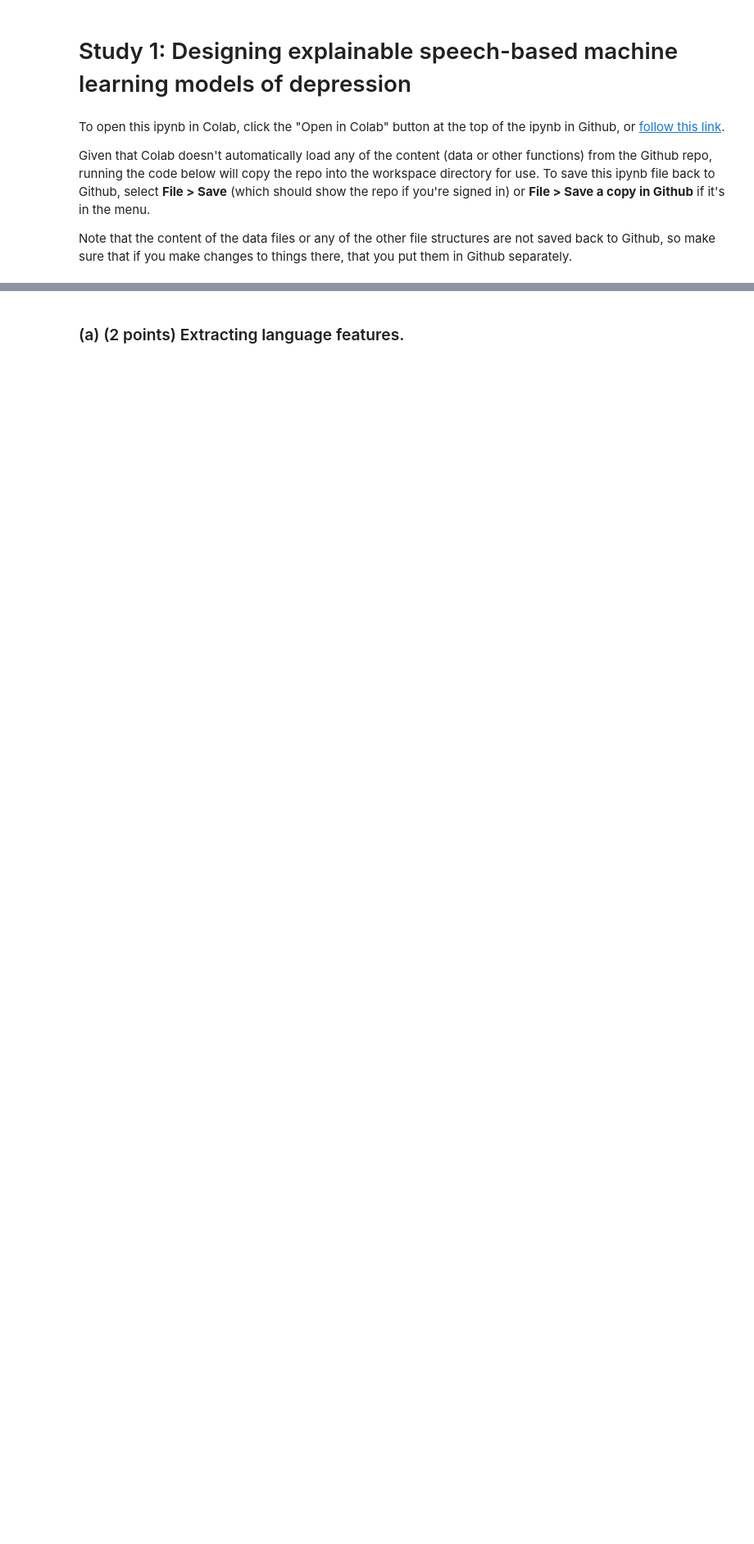
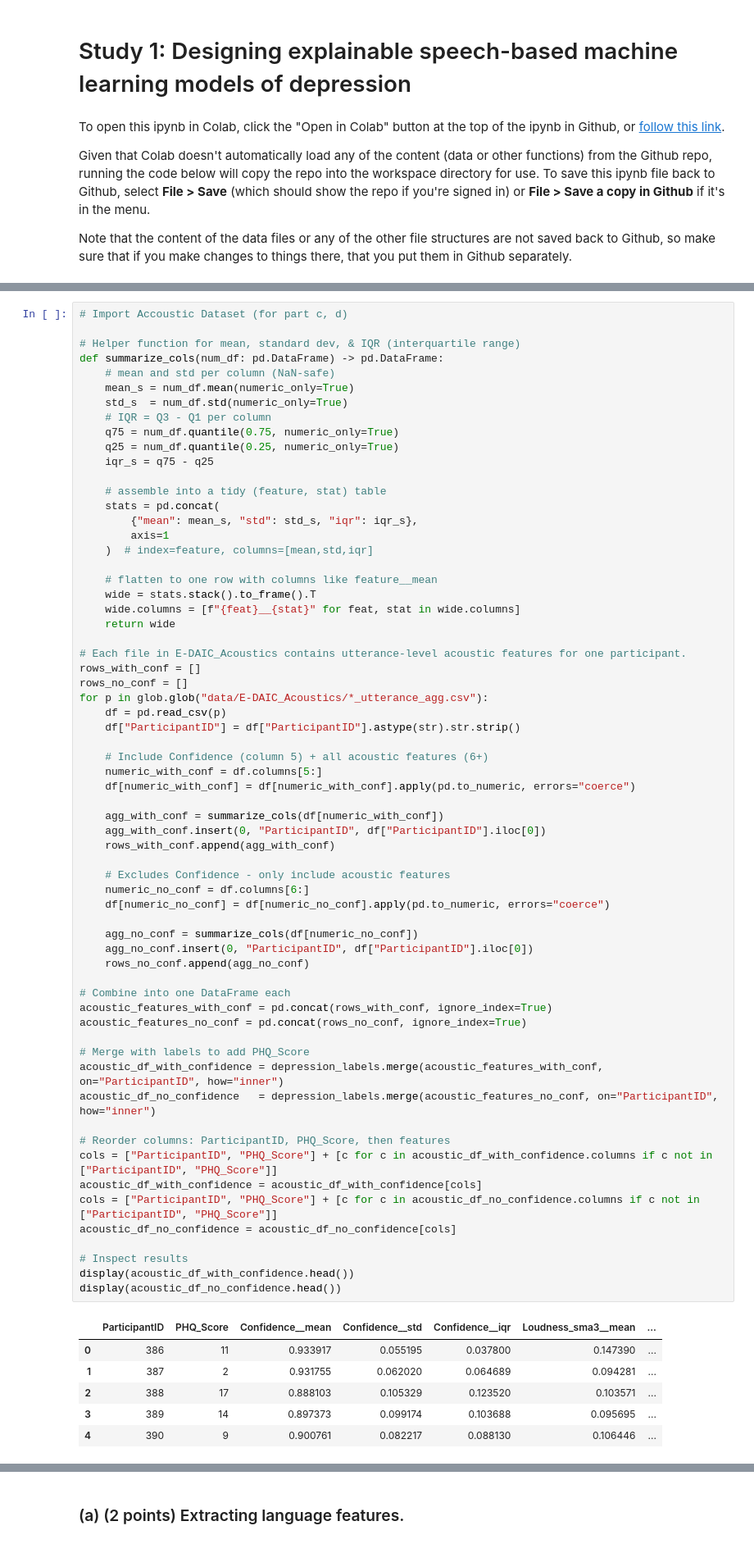
Before and after one commit to cgenevier/CSCI5622-HW4, a Jupyter notebook: main.ipynb, the cells around one changed output, grey strips where cells are left out. Shown: that part at 82% size. Cells and saved outputs as stored; diff of their text form; blank space fills up the shorter version.

Commit message:
Adding acoustic features

```diff
--- a/main.ipynb
+++ b/main.ipynb
@@ -103,0 +115,71 @@ lang_df = depression_labels.merge(text_df, on="ParticipantID", how="inner")
+# %%
+# Import Accoustic Dataset (for part c, d)
+
+# Helper function for mean, standard dev, & IQR (interquartile range)
+def summarize_cols(num_df: pd.DataFrame) -> pd.DataFrame:
+    # mean and std per column (NaN-safe)
+    mean_s = num_df.mean(numeric_only=True)
+    std_s  = num_df.std(numeric_only=True)
+    # IQR = Q3 - Q1 per column
+    q75 = num_df.quantile(0.75, numeric_only=True)
+    q25 = num_df.quantile(0.25, numeric_only=True)
+    iqr_s = q75 - q25
+
+    # assemble into a tidy (feature, stat) table
+    stats = pd.concat(
+        {"mean": mean_s, "std": std_s, "iqr": iqr_s},
+        axis=1
+    )  # index=feature, columns=[mean,std,iqr]
+
+    # flatten to one row with columns like feature__mean
+    wide = stats.stack().to_frame().T
+    wide.columns = [f"{feat}__{stat}" for feat, stat in wide.columns]
+    return wide
+
+# Each file in E-DAIC_Acoustics contains utterance-level acoustic features for one participant.
+rows_with_conf = []
+rows_no_conf = []
+for p in glob.glob("data/E-DAIC_Acoustics/*_utterance_agg.csv"):
+    df = pd.read_csv(p)
+    df["ParticipantID"] = df["ParticipantID"].astype(str).str.strip()
+
+    # Include Confidence (column 5) + all acoustic features (6+)
+    numeric_with_conf = df.columns[5:]
+    df[numeric_with_conf] = df[numeric_with_conf].apply(pd.to_numeric, errors="coerce")
+
+    agg_with_conf = summarize_cols(df[numeric_with_conf])
+    agg_with_conf.insert(0, "ParticipantID", df["ParticipantID"].iloc[0])
+    rows_with_conf.append(agg_with_conf)
+
+    # Excludes Confidence - only include acoustic features
+    numeric_no_conf = df.columns[6:]
+    df[numeric_no_conf] = df[numeric_no_conf].apply(pd.to_numeric, errors="coerce")
+
+    agg_no_conf = summarize_cols(df[numeric_no_conf])
+    agg_no_conf.insert(0, "ParticipantID", df["ParticipantID"].iloc[0])
+    rows_no_conf.append(agg_no_conf)
+
+# Combine into one DataFrame each
+acoustic_features_with_conf = pd.concat(rows_with_conf, ignore_index=True)
+acoustic_features_no_conf = pd.concat(rows_no_conf, ignore_index=True)
+
+# Merge with labels to add PHQ_Score
+acoustic_df_with_confidence = depression_labels.merge(acoustic_features_with_conf, on="ParticipantID", how="inner")
+acoustic_df_no_confidence   = depression_labels.merge(acoustic_features_no_conf, on="ParticipantID", how="inner")
+
+# Reorder columns: ParticipantID, PHQ_Score, then features
+cols = ["ParticipantID", "PHQ_Score"] + [c for c in acoustic_df_with_confidence.columns if c not in ["ParticipantID", "PHQ_Score"]]
+acoustic_df_with_confidence = acoustic_df_with_confidence[cols]
+cols = ["ParticipantID", "PHQ_Score"] + [c for c in acoustic_df_no_confidence.columns if c not in ["ParticipantID", "PHQ_Score"]]
+acoustic_df_no_confidence = acoustic_df_no_confidence[cols]
+
+# Inspect results
+display(acoustic_df_with_confidence.head())
+display(acoustic_df_no_confidence.head())
+# %% [output]
+|  | ParticipantID | PHQ_Score | Confidence__mean | Confidence__std | Confidence__iqr | Loudness_sma3__mean | ... |
+| 0 | 386 | 11 | 0.933917 | 0.055195 | 0.037800 | 0.147390 | ... |
+| 1 | 387 | 2 | 0.931755 | 0.062020 | 0.064689 | 0.094281 | ... |
+| 2 | 388 | 17 | 0.888103 | 0.105329 | 0.123520 | 0.103571 | ... |
+| 3 | 389 | 14 | 0.897373 | 0.099174 | 0.103688 | 0.095695 | ... |
+| 4 | 390 | 9 | 0.900761 | 0.082217 | 0.088130 | 0.106446 | ... |
```
Also changed, not shown: parts of 8 cells of this notebook.
